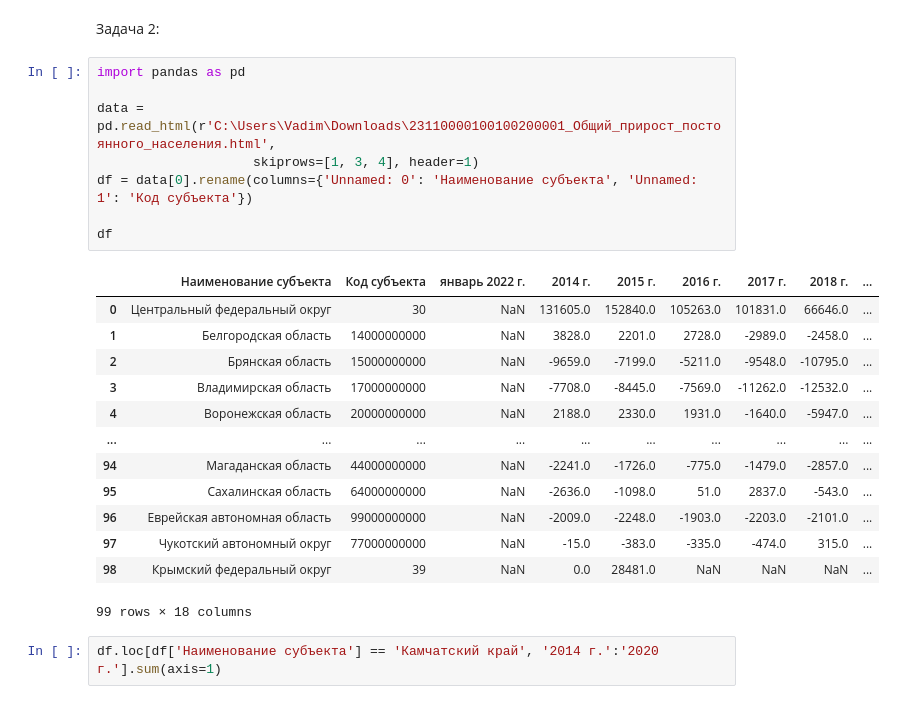
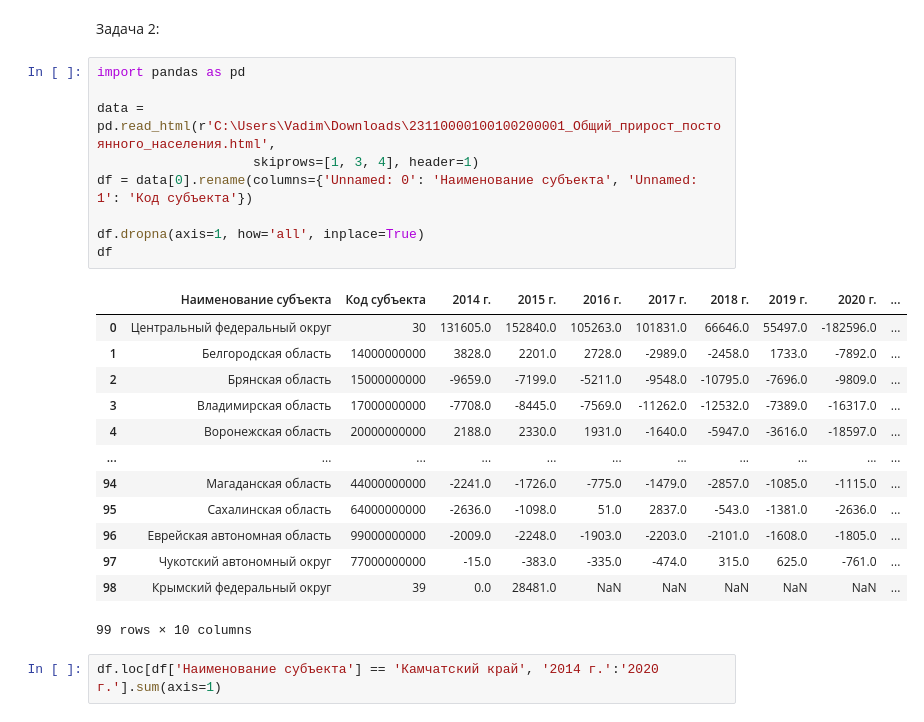
Before and after one commit to VadzimRudzman/pandas_fundamentals, a Jupyter notebook: Основы Pandas.ipynb, the cells around one changed output. Cells and saved outputs as stored; diff of their text form.

```diff
--- a/Основы Pandas.ipynb
+++ b/Основы Pandas.ipynb
@@ -2049,25 +2049,26 @@ data[data['District'].isin(['район Тропарёво-Никулино'])].
 # %%
 import pandas as pd
 
 data = pd.read_html(r'C:\Users\Vadim\Downloads\23110000100100200001_Общий_прирост_постоянного_населения.html',
                     skiprows=[1, 3, 4], header=1)
 df = data[0].rename(columns={'Unnamed: 0': 'Наименование субъекта', 'Unnamed: 1': 'Код субъекта'})
 
+df.dropna(axis=1, how='all', inplace=True)
 df
 # %% [output]
-|  | Наименование субъекта | Код субъекта | январь 2022 г. | 2014 г. | 2015 г. | 2016 г. | 2017 г. | 2018 г. | ... |
-| 0 | Центральный федеральный округ | 30 | NaN | 131605.0 | 152840.0 | 105263.0 | 101831.0 | 66646.0 | ... |
-| 1 | Белгородская область | 14000000000 | NaN | 3828.0 | 2201.0 | 2728.0 | -2989.0 | -2458.0 | ... |
-| 2 | Брянская область | 15000000000 | NaN | -9659.0 | -7199.0 | -5211.0 | -9548.0 | -10795.0 | ... |
-| 3 | Владимирская область | 17000000000 | NaN | -7708.0 | -8445.0 | -7569.0 | -11262.0 | -12532.0 | ... |
-| 4 | Воронежская область | 20000000000 | NaN | 2188.0 | 2330.0 | 1931.0 | -1640.0 | -5947.0 | ... |
-| ... | ... | ... | ... | ... | ... | ... | ... | ... | ... |
-| 94 | Магаданская область | 44000000000 | NaN | -2241.0 | -1726.0 | -775.0 | -1479.0 | -2857.0 | ... |
-| 95 | Сахалинская область | 64000000000 | NaN | -2636.0 | -1098.0 | 51.0 | 2837.0 | -543.0 | ... |
-| 96 | Еврейская автономная область | 99000000000 | NaN | -2009.0 | -2248.0 | -1903.0 | -2203.0 | -2101.0 | ... |
-| 97 | Чукотский автономный округ | 77000000000 | NaN | -15.0 | -383.0 | -335.0 | -474.0 | 315.0 | ... |
-| 98 | Крымский федеральный округ | 39 | NaN | 0.0 | 28481.0 | NaN | NaN | NaN | ... |
+|  | Наименование субъекта | Код субъекта | 2014 г. | 2015 г. | 2016 г. | 2017 г. | 2018 г. | 2019 г. | 2020 г. | ... |
+| 0 | Центральный федеральный округ | 30 | 131605.0 | 152840.0 | 105263.0 | 101831.0 | 66646.0 | 55497.0 | -182596.0 | ... |
+| 1 | Белгородская область | 14000000000 | 3828.0 | 2201.0 | 2728.0 | -2989.0 | -2458.0 | 1733.0 | -7892.0 | ... |
+| 2 | Брянская область | 15000000000 | -9659.0 | -7199.0 | -5211.0 | -9548.0 | -10795.0 | -7696.0 | -9809.0 | ... |
+| 3 | Владимирская область | 17000000000 | -7708.0 | -8445.0 | -7569.0 | -11262.0 | -12532.0 | -7389.0 | -16317.0 | ... |
+| 4 | Воронежская область | 20000000000 | 2188.0 | 2330.0 | 1931.0 | -1640.0 | -5947.0 | -3616.0 | -18597.0 | ... |
+| ... | ... | ... | ... | ... | ... | ... | ... | ... | ... | ... |
+| 94 | Магаданская область | 44000000000 | -2241.0 | -1726.0 | -775.0 | -1479.0 | -2857.0 | -1085.0 | -1115.0 | ... |
+| 95 | Сахалинская область | 64000000000 | -2636.0 | -1098.0 | 51.0 | 2837.0 | -543.0 | -1381.0 | -2636.0 | ... |
+| 96 | Еврейская автономная область | 99000000000 | -2009.0 | -2248.0 | -1903.0 | -2203.0 | -2101.0 | -1608.0 | -1805.0 | ... |
+| 97 | Чукотский автономный округ | 77000000000 | -15.0 | -383.0 | -335.0 | -474.0 | 315.0 | 625.0 | -761.0 | ... |
+| 98 | Крымский федеральный округ | 39 | 0.0 | 28481.0 | NaN | NaN | NaN | NaN | NaN | ... |
-99 rows × 18 columns
+99 rows × 10 columns
 # %%
 df.loc[df['Наименование субъекта'] == 'Камчатский край', '2014 г.':'2020 г.'].sum(axis=1)
 # %% [output]
```
Also changed, not shown: parts of 106 cells of this notebook.
